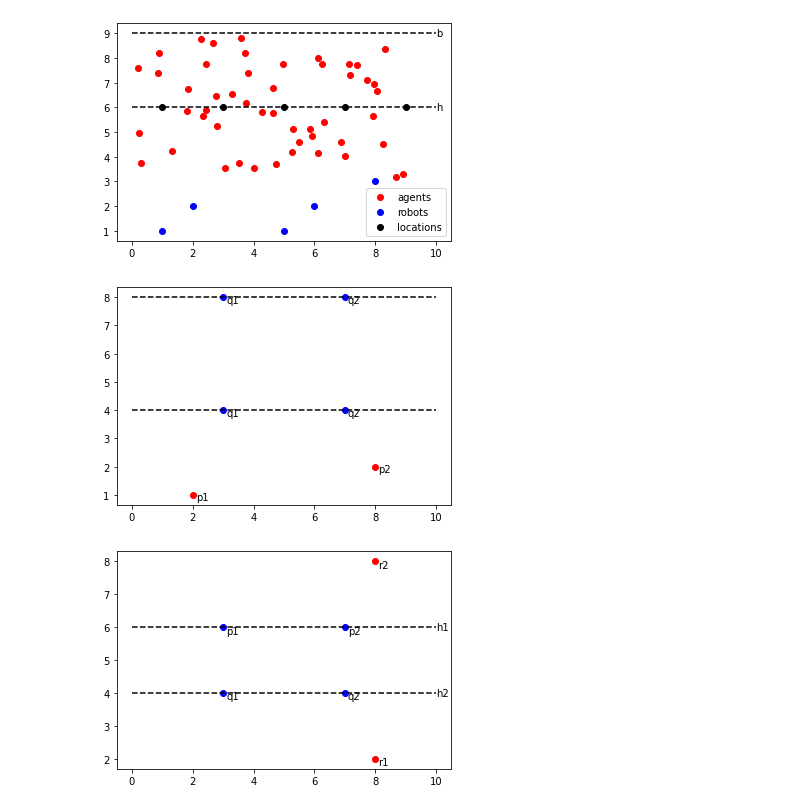
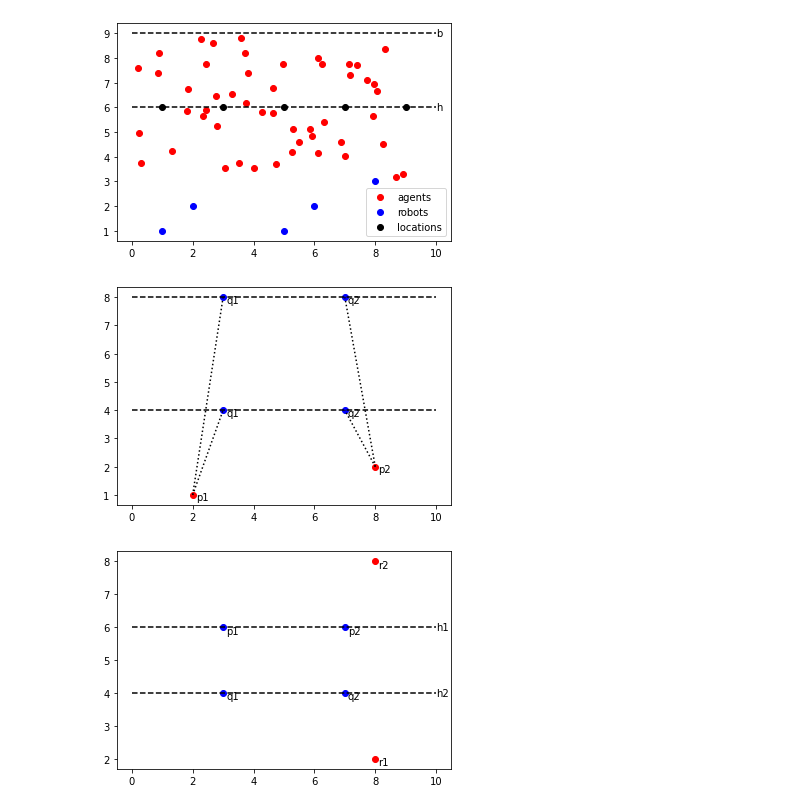
Before and after one commit to Elilgo324/dsd, a Jupyter notebook: paper-plots/paper_plots.ipynb, the cells around one changed output. Drawn from its saved outputs; the diff is of its cells as text; code cells hidden in the pictures.

```diff
--- a/paper-plots/paper_plots.ipynb
+++ b/paper-plots/paper_plots.ipynb
@@ -58,28 +61,33 @@ plt.show()
 # %%
 P = [(2,1),(8,2)]
 Q = [(3,4),(3,8),(7,4),(7,8)]
 
 plt.plot([0,10],[4,4],color='black',linestyle='dashed')
 plt.plot([0,10],[8,8],color='black',linestyle='dashed')
+
+plt.plot([2,3],[1,4],color='black',linestyle='dotted')
+plt.plot([2,3],[1,8],color='black',linestyle='dotted')
+plt.plot([8,7],[2,4],color='black',linestyle='dotted')
+plt.plot([8,7],[2,8],color='black',linestyle='dotted')
 
 plt.scatter(*zip(*P), c='red')
 plt.scatter(*zip(*Q), c='blue')
 
 annotations1 = ['p1','p2']
 for i, label in enumerate(annotations1):
     x,y = P[i]
     plt.annotate(label, (x+0.1, y-0.2))
 
 annotations2 = ['q1','q1','q2','q2']
 for i, label in enumerate(annotations2):
     x,y = Q[i]
     plt.annotate(label, (x+0.1, y-0.2))
 
 
 plt.savefig('assignment-preservation.png')
 plt.show()
 # %% [output]
-[figure, old version]
+[figure, new version]
 # %%
 R = [(8,2),(8,8)]
 P = [(3,6),(7,6)]
```
Also changed, not shown: parts of 9 cells of this notebook, 12 other files.
